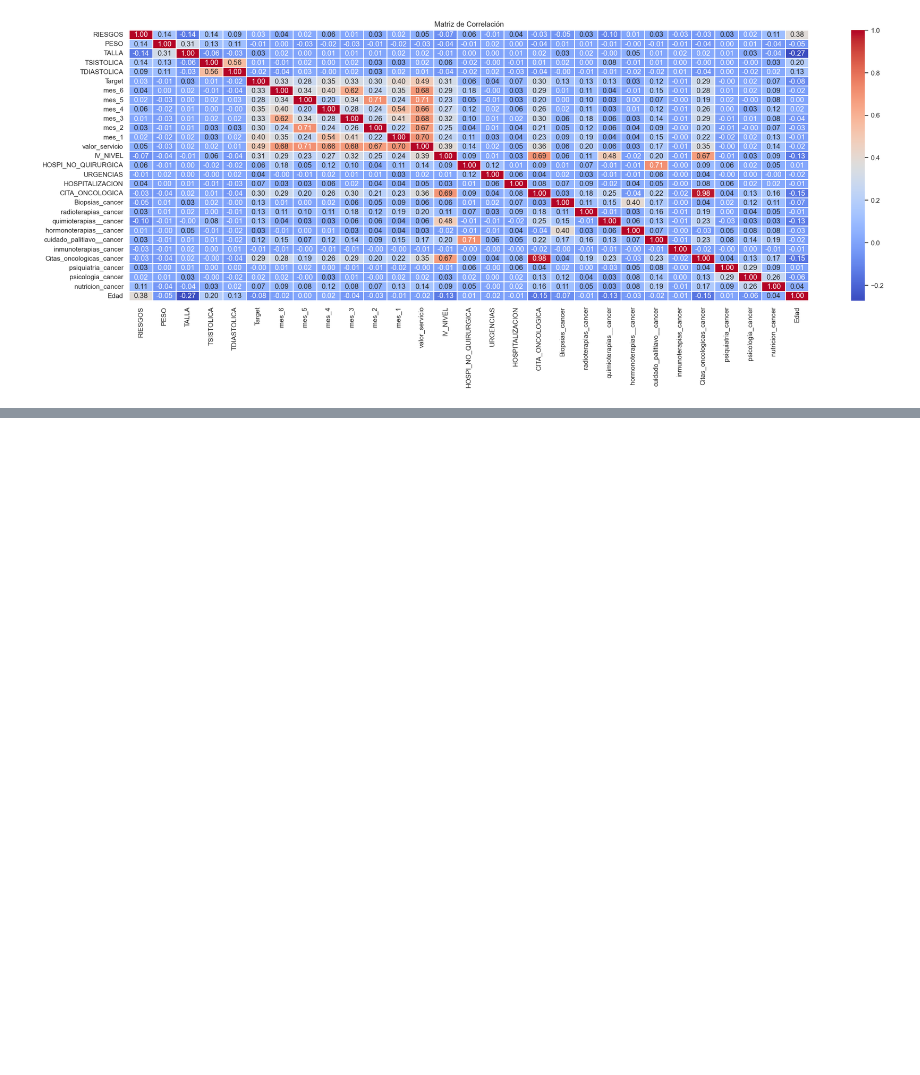
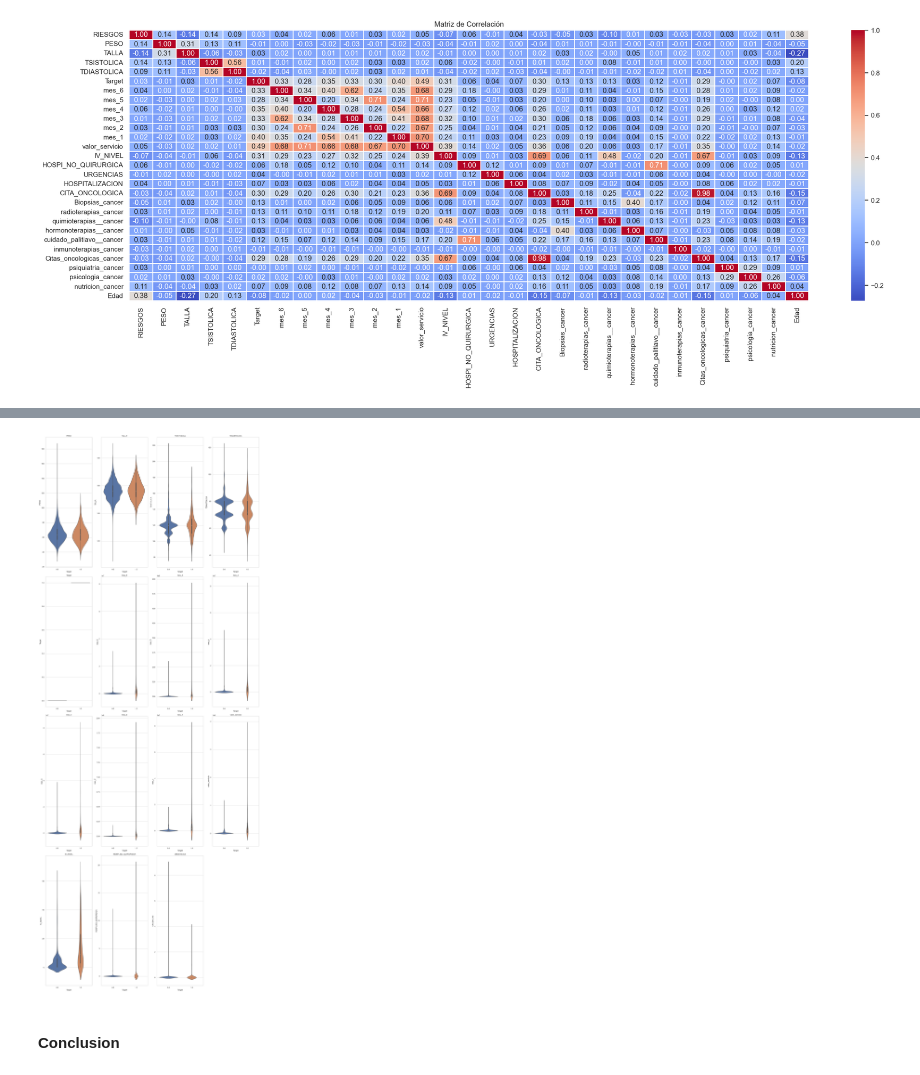
Before and after one commit to carlosjara/MCD_FAII, a Jupyter notebook: FAII/Talleres/Taller_Practico/1_data_understanding/data_understanding_cancer.ipynb, the cells around one changed output, grey strips where cells are left out. Saved outputs shown, nothing was run; the diff lists cells and outputs as text; code cells hidden in the pictures; blank space fills up the shorter version.

Commit message:
(feat) Conclusiones finales de fase de analsis y entendimiento.

```diff
--- a/FAII/Talleres/Taller_Practico/1_data_understanding/data_understanding_cancer.ipynb
+++ b/FAII/Talleres/Taller_Practico/1_data_understanding/data_understanding_cancer.ipynb
@@ -693,0 +813,14 @@ plt.show()
+# %%
+fig = plt.figure(figsize=(20,50))
+i=1
+
+for var_num in df.select_dtypes(include=['int64','float64']).columns[1:16]:
+    ax = fig.add_subplot(4, 4, i)
+    sns.violinplot(x=df.Target, y=var_num, data=df)
+    plt.title(var_num)
+    i+=1
+fig.tight_layout()
+# %% [output]
+[figure, added]
+# %% [markdown]
+#### Conclusion
```
Also changed, not shown: parts of 8 cells of this notebook.
